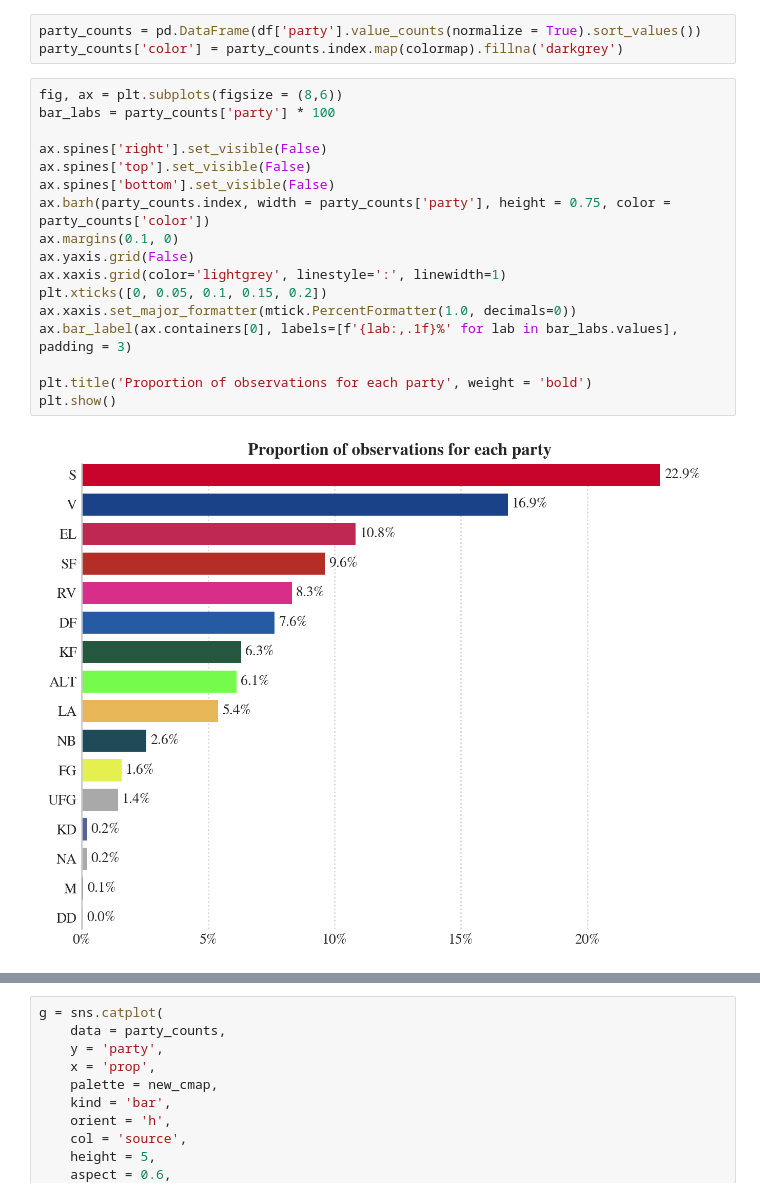
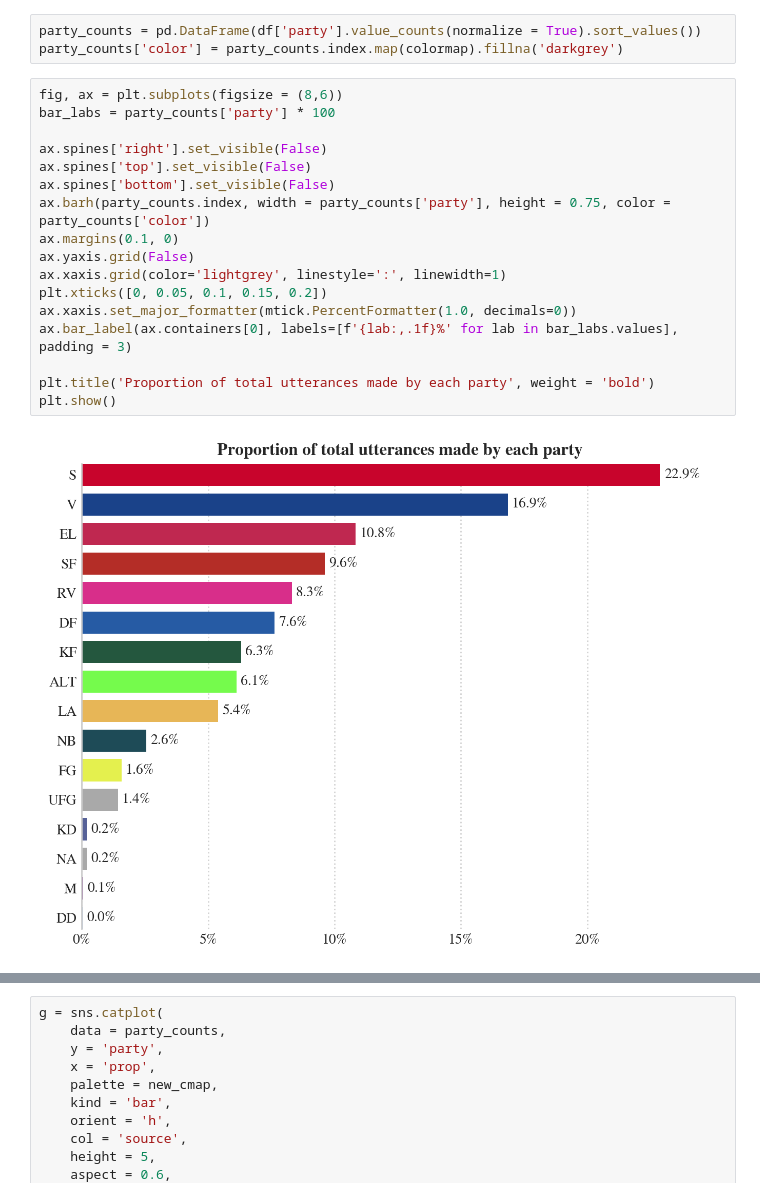
Before and after one commit to mathiasbruun/DCPA, a Jupyter notebook: descriptive_statistics.ipynb, the cells around one changed output, grey strips where cells are left out. Saved outputs shown, nothing was run; the diff lists cells and outputs as text.

```diff
--- a/descriptive_statistics.ipynb
+++ b/descriptive_statistics.ipynb
@@ -80,19 +82,19 @@ party_counts['color'] = party_counts.index.map(colormap).fillna('darkgrey')
 # %%
 fig, ax = plt.subplots(figsize = (8,6))
 bar_labs = party_counts['party'] * 100
 
 ax.spines['right'].set_visible(False)
 ax.spines['top'].set_visible(False)
 ax.spines['bottom'].set_visible(False)
 ax.barh(party_counts.index, width = party_counts['party'], height = 0.75, color = party_counts['color'])
 ax.margins(0.1, 0)
 ax.yaxis.grid(False)
 ax.xaxis.grid(color='lightgrey', linestyle=':', linewidth=1)
 plt.xticks([0, 0.05, 0.1, 0.15, 0.2])
 ax.xaxis.set_major_formatter(mtick.PercentFormatter(1.0, decimals=0))
 ax.bar_label(ax.containers[0], labels=[f'{lab:,.1f}%' for lab in bar_labs.values], padding = 3)
 
-plt.title('Proportion of observations for each party', weight = 'bold')
+plt.title('Proportion of total utterances made by each party', weight = 'bold')
 plt.show()
 # %% [output]
-[figure, old version]
+[figure, new version]
```
Also changed, not shown: parts of 16 cells of this notebook, 1 other file.
